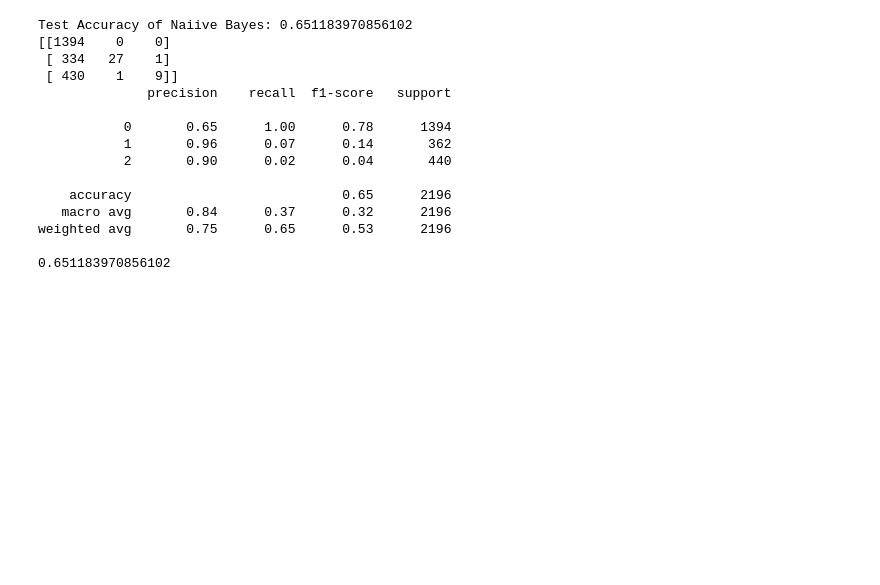
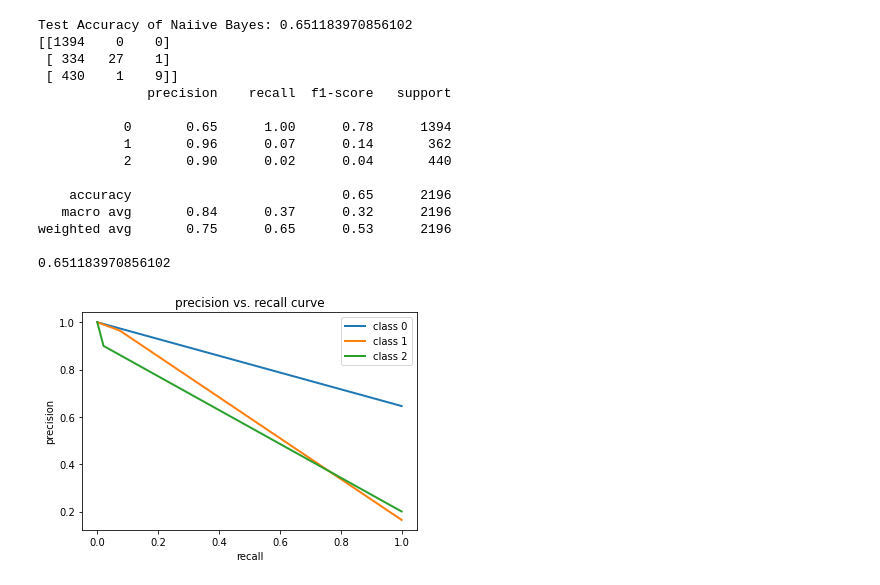
Before and after one commit to zghoulalaa/Data_Analytics_Project, a Jupyter notebook: naiive_bayes.ipynb, the cells around one changed output. Cells and saved outputs as stored; diff of their text form; code cells hidden in the pictures; blank space fills up the shorter version.

```diff
--- a/naiive_bayes.ipynb
+++ b/naiive_bayes.ipynb
@@ -98,3 +98,31 @@ Test Accuracy of Naiive Bayes: 0.651183970856102
 weighted avg       0.75      0.65      0.53      2196
 
 0.651183970856102
+# %%
+y_score=clf.predict(X_test)
+# %%
+from sklearn.preprocessing import label_binarize
+from sklearn.metrics import precision_recall_curve, roc_curve
+import matplotlib.pyplot as plt
+
+# binarize the output
+n_classes = 3
+y_test = np.array(y_test)
+y_test_b = label_binarize(y_test, classes=[*range(n_classes)])
+y_score_b = label_binarize(y_score, classes=[*range(n_classes)])
+
+# precision recall curve
+precision = dict()
+recall = dict()
+for i in range(n_classes):
+    precision[i], recall[i], _ = precision_recall_curve(y_test_b[:, i],
+                                                        y_score_b[:, i])
+    plt.plot(recall[i], precision[i], lw=2, label='class {}'.format(i))
+
+plt.xlabel("recall")
+plt.ylabel("precision")
+plt.legend(loc="best")
+plt.title("precision vs. recall curve")
+plt.show()
+# %% [output]
+[figure, added]
```
Also changed, not shown: parts of 1 cell of this notebook, 3 other files.
